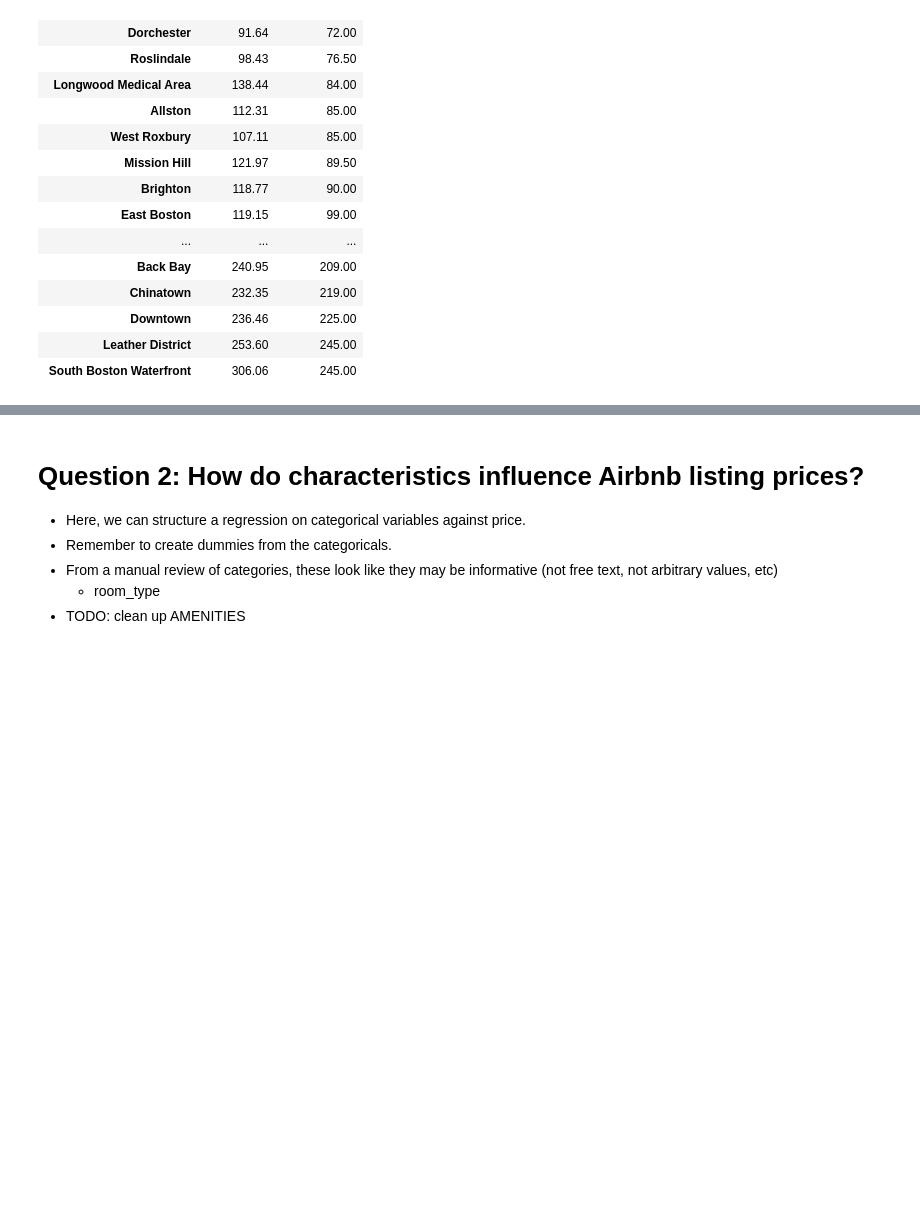
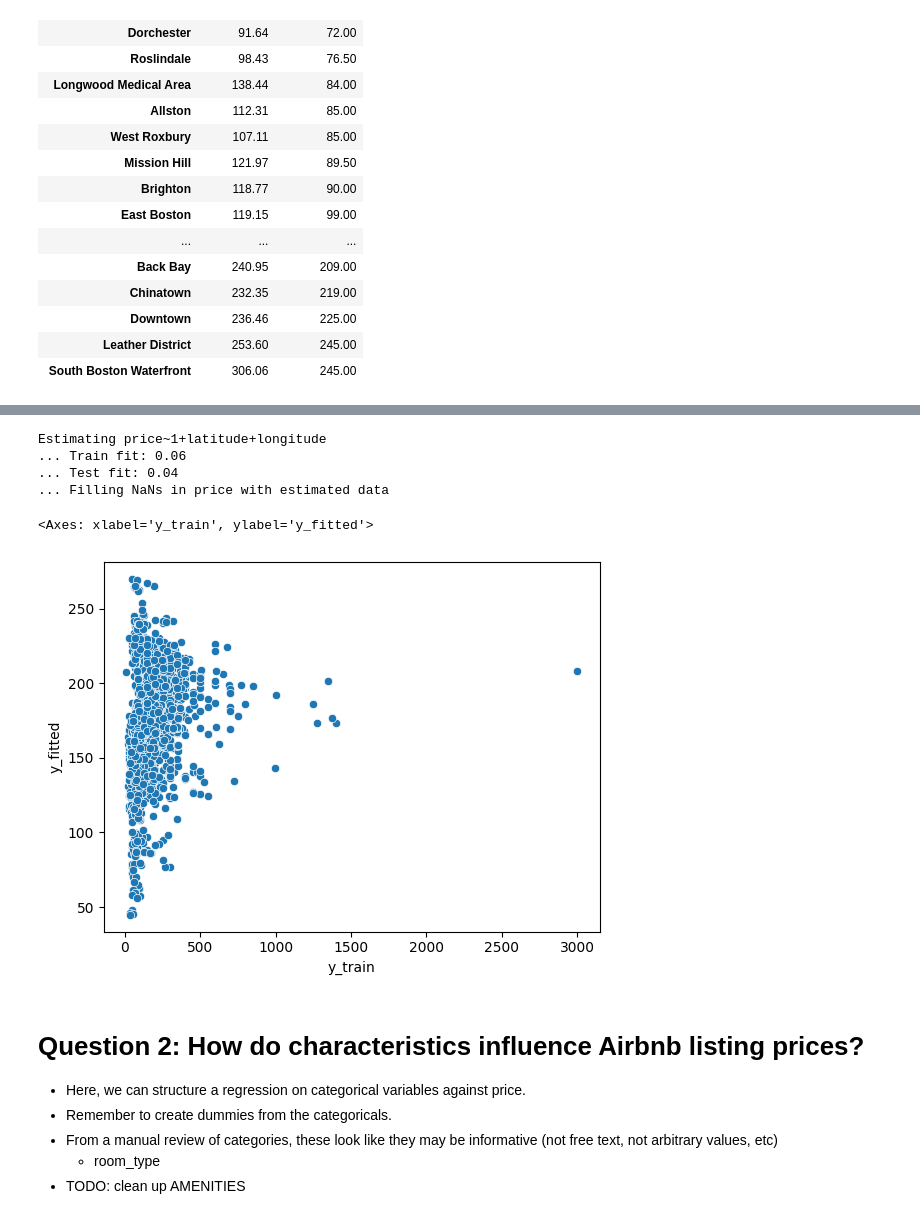
Before and after one commit to justinclarkhome/UdacityDataScienceProject1, a Jupyter notebook: Project1.ipynb, the cells around one changed output, grey strips where cells are left out. Cells and saved outputs as stored; diff of their text form; code cells hidden in the pictures; blank space fills up the shorter version.

Commit message:
finished with the geo part, for now - need to clean up amenities

```diff
--- a/Project1.ipynb
+++ b/Project1.ipynb
@@ -149,12 +183,12 @@ boston_calendar = boston_calendar.apply(convert_dollars_to_float).map(convert_pe
 boston_reviews = boston_reviews.apply(convert_dollars_to_float).map(convert_percentages_to_float).map(convert_string_date_to_dt)
 
 # estimate missing monthly_price/weekly_price fields using regression (based on price field)
-boston_listings = estimate_y_from_X(data=boston_listings, y_label='monthly_price', X_labels='price')
-boston_listings = estimate_y_from_X(data=boston_listings, y_label='weekly_price', X_labels='price')
+boston_listings = estimate_y_from_X(data=boston_listings, y_label='monthly_price', X_labels='price')['filled_data']
+boston_listings = estimate_y_from_X(data=boston_listings, y_label='weekly_price', X_labels='price')['filled_data']
 
 # estimate missing zip codes using KNN classification (based on latitude and longitude)
 boston_listings = classify_y_based_on_X(
-    data=get_cleaned_zipcodes(boston_listings), y_label='zipcode_cleaned', X_labels=['latitude', 'longitude'])
+    data=get_cleaned_zipcodes(boston_listings), y_label='zipcode_cleaned', X_labels=['latitude', 'longitude'])['filled_data']
 # %% [output]
 Estimating monthly_price~1+price
 ... Train fit: 0.75
@@ -259,3 +299,29 @@ Sorted by Median
+# %%
+reg_price_on_lat_lon = estimate_y_from_X(
+    data=boston_listings,
+    y_label='price',
+    X_labels=['latitude', 'longitude'],
+    train_size=0.6,
+    random_state=42,
+    add_constant=False,
+)
+# %% [output]
+Estimating price~1+latitude+longitude
+... Train fit: 0.06
+... Test fit: 0.04
+... Filling NaNs in price with estimated data
+# %%
+sns.scatterplot(
+    data=pd.concat({
+        'y_train': reg_price_on_lat_lon['y_train'],
+        'y_fitted': reg_price_on_lat_lon['model'].fittedvalues,
+    }, axis=1),
+    x='y_train',
+    y='y_fitted',
+)
+# %% [output]
+<Axes: xlabel='y_train', ylabel='y_fitted'>
+[figure, added]
 # %% [markdown]
 # Question 2: How do characteristics influence Airbnb listing prices?
 - Here, we can structure a regression on categorical variables against price.
```
Also changed, not shown: parts of 10 cells of this notebook.
